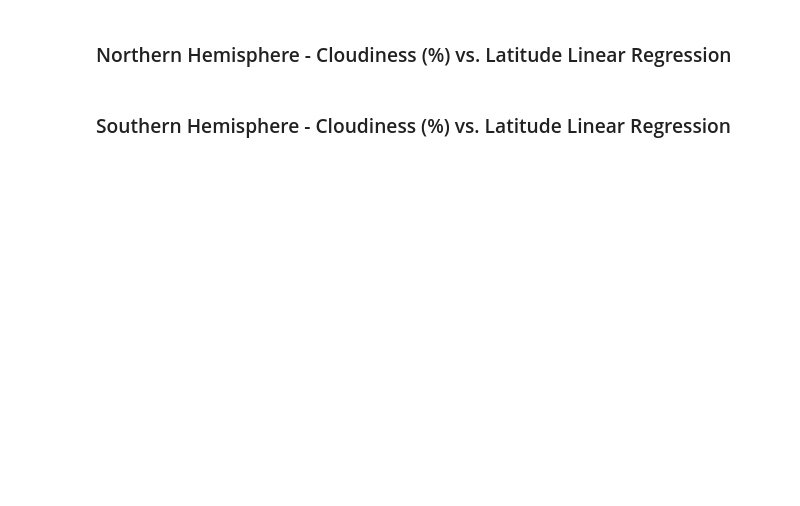
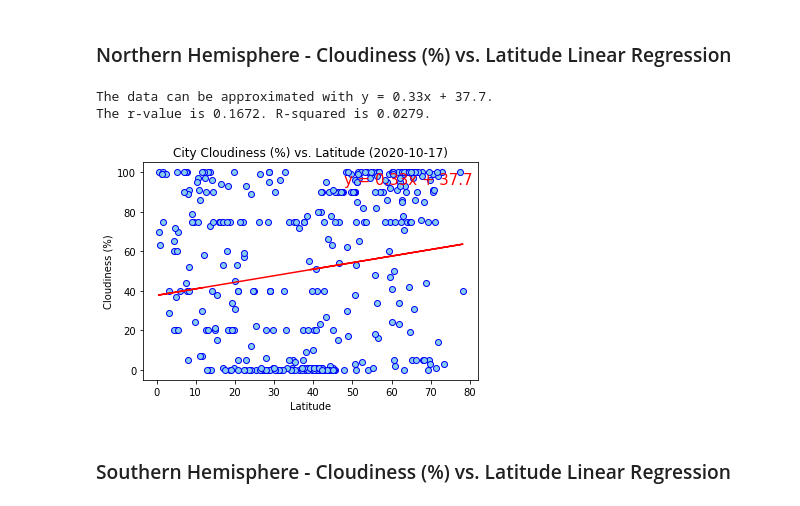
Before and after one commit to emcfarland/python-api-challenge, a Jupyter notebook: Scripts/WeatherPy.ipynb, the cells around one changed output. Drawn from its saved outputs; the diff is of its cells as text; code cells hidden in the pictures; blank space fills up the shorter version.

```diff
--- a/Scripts/WeatherPy.ipynb
+++ b/Scripts/WeatherPy.ipynb
@@ -22,6 +22,9 @@ from citipy import citipy
 # Output File (CSV)
 output_data_file = "../output-data/cities.csv"
 
+# Output File Path (png)
+png_path = "../output-data/"
+
 # Range of latitudes and longitudes
 lat_range = (-90, 90)
 lng_range = (-180, 180)
@@ -236,4 +258,12 @@ The r-value is 0.6971. R-squared is 0.486.
 # %% [markdown]
 ###  Northern Hemisphere - Cloudiness (%) vs. Latitude Linear Regression
+# %%
+regressions(weather_df["Lat"].loc[weather_df["Lat"]>0],weather_df["Cloudiness"].loc[weather_df["Lat"]>0])
+plt.savefig(png_path+"cloudiness_vs_lat_north.png")
+plt.show()
+# %% [output]
+The data can be approximated with y = 0.33x + 37.7.
+The r-value is 0.1672. R-squared is 0.0279.
+[figure, added]
 # %% [markdown]
 ###  Southern Hemisphere - Cloudiness (%) vs. Latitude Linear Regression
```
Also changed, not shown: parts of 12 cells of this notebook, 9 other files.
